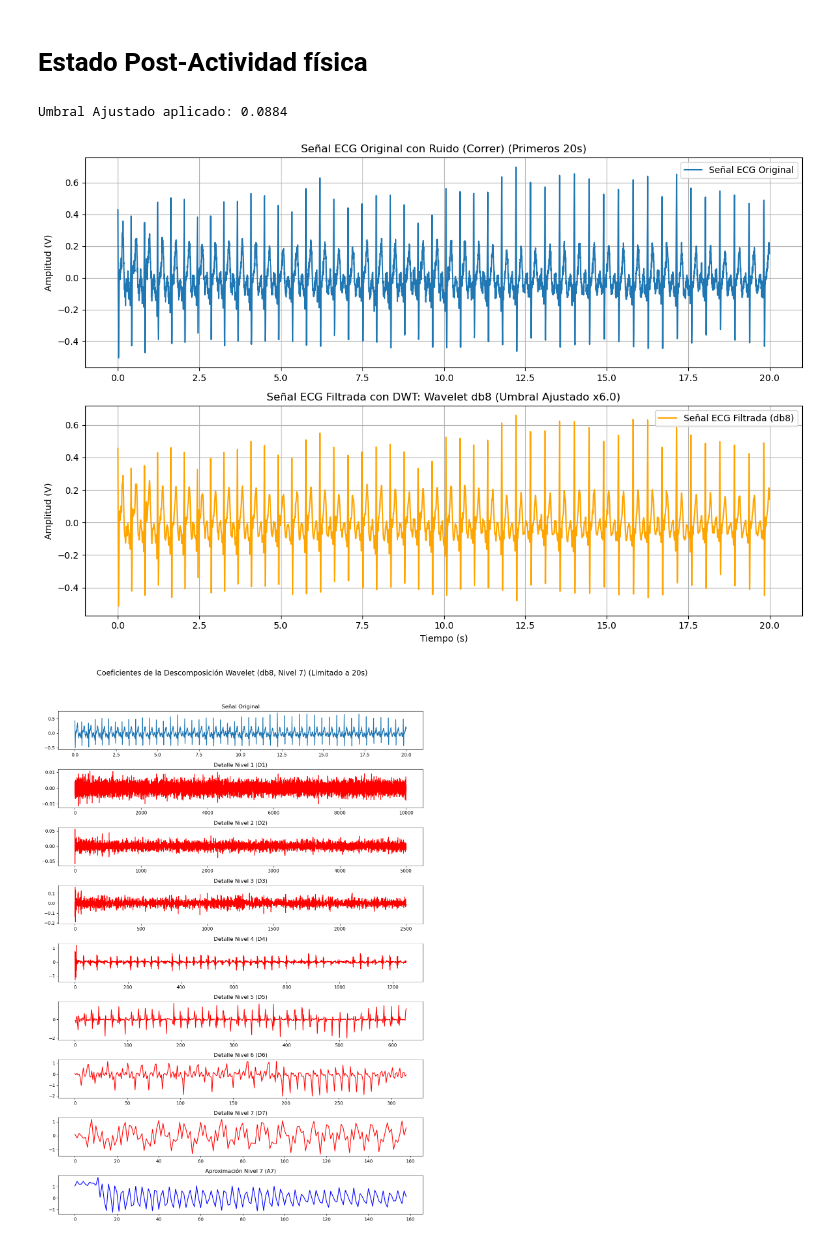
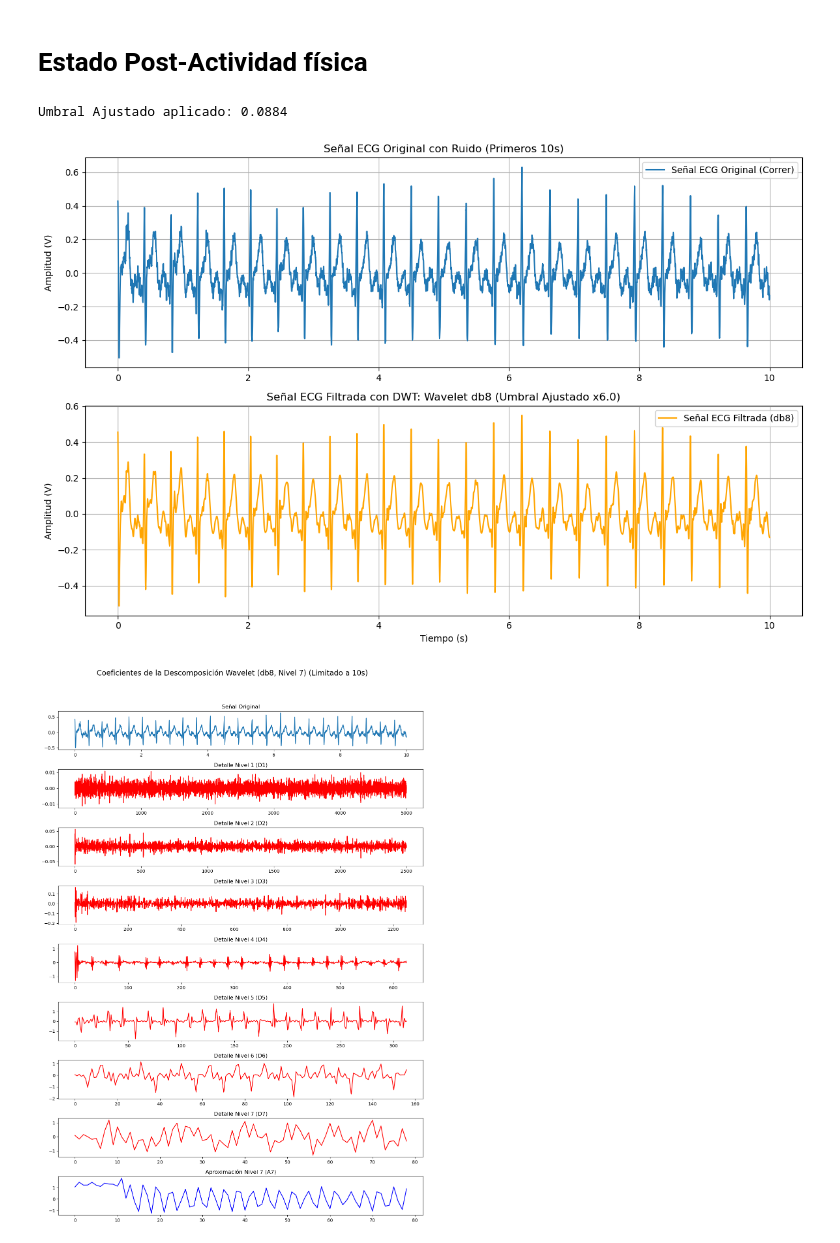
Before and after one commit to angelcebrianupch/GRUPO-02-ISB-2025-II, a Jupyter notebook: Laboratorios/Laboratorio 7 - Transformada Wavelet/Informe lab7 - Filtros wavelet.ipynb, the cells around one changed output. Cells and saved outputs as stored; diff of their text form; code cells hidden in the pictures.

```diff
--- a/Laboratorios/Laboratorio 7 - Transformada Wavelet/Informe lab7 - Filtros wavelet.ipynb
+++ b/Laboratorios/Laboratorio 7 - Transformada Wavelet/Informe lab7 - Filtros wavelet.ipynb
@@ -188,7 +188,7 @@ ruta_archivo = r"/Users/lucianatarazona/Documents/OpenSignals (r)evolution/files
 
 # --- PARÁMETROS CRÍTICOS ---
 COLUMNA_DATOS = 5      # Índice 5 (Sexta columna, donde está el ECG)
-TIEMPO_MUESTREO_S = 20 # Duración de la gráfica (20 segundos)
+TIEMPO_MUESTREO_S = 10 # Duración de la gráfica (10 segundos)
 bits = 10
 volt_range = 3.28
 
@@ -222,7 +222,7 @@ sigma_hat = np.median(np.abs(D1)) / 0.6745
 N = len(y)
 umbral_universal = sigma_hat * np.sqrt(2 * np.log(N))
 
-# Factor para eliminar el ruido EMG (Ajustado a 4.0)
+# Factor para eliminar el ruido EMG (Ajustado a 4.0 para señal de Reposo con ruido)
 FACTOR_AJUSTE = 4.0
 umbral_ajustado = umbral_universal * FACTOR_AJUSTE
 
@@ -243,7 +243,7 @@ for c in coeffs[-NIVELES_A_FILTRAR :]:
 y_denoised = pywt.waverec(coeffs_filtrados, wavelet)
 t_reconstruido = t[:len(y_denoised)]
 
-
+# PLOTEO DE RESULTADOS (Primeros 10 segundos)
 indice_corte = min(len(y), int(TIEMPO_MUESTREO_S * Fs))
 
 plt.figure(figsize=(12, 8))
@@ -264,9 +264,9 @@ plt.legend()
 plt.tight_layout()
 plt.show()
 
-
+# PLOTEO DE COEFICIENTES (Limitado a 10 segundos y ordenado D1 a D7, luego A7)
 plt.figure(figsize=(12, 2*(niveles+2)))
-plt.suptitle(f'Coeficientes de la Descomposición Wavelet ({wavelet}, Nivel {niveles}) (Limitado a 20s)', fontsize=16)
+plt.suptitle(f'Coeficientes de la Descomposición Wavelet ({wavelet}, Nivel {niveles}) (Limitado a {TIEMPO_MUESTREO_S}s)', fontsize=16)
 
 # 1. Señal Original
 plt.subplot(niveles+2, 1, 1)
@@ -318,7 +318,7 @@ ruta_archivo = r"/Users/lucianatarazona/Documents/OpenSignals (r)evolution/files
 
 # --- PARÁMETROS CRÍTICOS ---
 COLUMNA_DATOS = 5      # Índice 5 (Sexta columna, donde está el ECG)
-TIEMPO_MUESTREO_S = 20 # Duración de la gráfica
+TIEMPO_MUESTREO_S = 10 # Duración de la gráfica (10 segundos)
 bits = 10
 volt_range = 3.28
 
@@ -352,7 +352,7 @@ sigma_hat = np.median(np.abs(D1)) / 0.6745
 N = len(y)
 umbral_universal = sigma_hat * np.sqrt(2 * np.log(N))
 
-# Factor para eliminar el ruido EMG: 6.0 para actividad física
+# Factor para eliminar el ruido EMG: AUMENTADO a 6.0 para actividad física
 FACTOR_AJUSTE = 6.0
 umbral_ajustado = umbral_universal * FACTOR_AJUSTE
 
@@ -364,6 +364,7 @@ coeffs_filtrados = [coeffs[0]]
 for c in coeffs[1 : -NIVELES_A_FILTRAR]:
     coeffs_filtrados.append(c)
 
+# D4, D3, D2, D1 (Ruido) -> Aplicar Umbral Suave y Ajustado
 for c in coeffs[-NIVELES_A_FILTRAR :]:
     c_umbralizado = pywt.threshold(c, umbral_ajustado, mode='soft')
     coeffs_filtrados.append(c_umbralizado)
@@ -372,13 +373,13 @@ for c in coeffs[-NIVELES_A_FILTRAR :]:
 y_denoised = pywt.waverec(coeffs_filtrados, wavelet)
 t_reconstruido = t[:len(y_denoised)]
 
-
+# PLOTEO DE RESULTADOS (Primeros 10 segundos)
 indice_corte = min(len(y), int(TIEMPO_MUESTREO_S * Fs))
 
 plt.figure(figsize=(12, 8))
 plt.subplot(2, 1, 1)
-plt.plot(t[:indice_corte], y[:indice_corte], label='Señal ECG Original')
-plt.title(f'Señal ECG Original con Ruido (Correr) (Primeros {TIEMPO_MUESTREO_S}s)')
+plt.plot(t[:indice_corte], y[:indice_corte], label='Señal ECG Original (Correr)')
+plt.title(f'Señal ECG Original con Ruido (Primeros {TIEMPO_MUESTREO_S}s)')
 plt.ylabel('Amplitud (V)')
 plt.grid(True)
 plt.legend()
@@ -393,8 +394,9 @@ plt.legend()
 plt.tight_layout()
 plt.show()
 
+# PLOTEO DE COEFICIENTES (Limitado a 10 segundos y ordenado D1 a D7, luego A7)
 plt.figure(figsize=(12, 2*(niveles+2)))
-plt.suptitle(f'Coeficientes de la Descomposición Wavelet ({wavelet}, Nivel {niveles}) (Limitado a 20s)', fontsize=16)
+plt.suptitle(f'Coeficientes de la Descomposición Wavelet ({wavelet}, Nivel {niveles}) (Limitado a {TIEMPO_MUESTREO_S}s)', fontsize=16)
 
 # 1. Señal Original
 plt.subplot(niveles+2, 1, 1)
@@ -404,32 +406,32 @@ plt.title('Señal Original')
 # 2. Coeficientes de Detalle (D1, D2, ..., D7)
 detalles = coeffs[1:]
 detalles_ordenados = detalles[::-1]
 niveles_ordenados = list(range(1, niveles + 1))
 
 for i, coeficiente in enumerate(detalles_ordenados):
     nivel_d = niveles_ordenados[i]
 
     prop_corte = len(coeficiente) / len(y)
     indice_coef_corte = int(indice_corte * prop_corte)
     indice_coef_corte = max(1, indice_coef_corte)
 
     plt.subplot(niveles+2, 1, i + 2)
     plt.plot(coeficiente[:indice_coef_corte], color='red')
     plt.title(f'Detalle Nivel {nivel_d} (D{nivel_d})')
 
 # 3. Coeficiente de Aproximación (A7)
 coeficiente_A = coeffs[0]
 prop_corte_A = len(coeficiente_A) / len(y)
 indice_coef_corte_A = int(indice_corte * prop_corte_A)
 indice_coef_corte_A = max(1, indice_coef_corte_A)
 
 plt.subplot(niveles+2, 1, niveles + 2)
 plt.plot(coeficiente_A[:indice_coef_corte_A], color='blue')
 plt.title(f'Aproximación Nivel {niveles} (A{niveles})')
 
 plt.tight_layout(rect=[0, 0.03, 1, 0.95])
 plt.show()
 # %% [output]
 Umbral Ajustado aplicado: 0.0884
-[figure, old version]
+[figure, new version]
-[figure, old version]
+[figure, new version]
```
Also changed, not shown: parts of 1 cell of this notebook.
